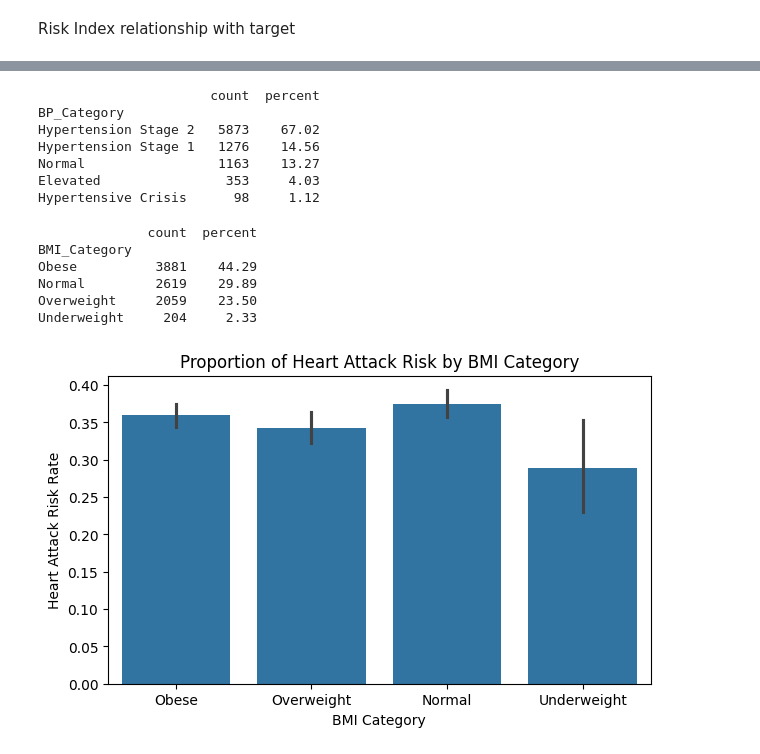
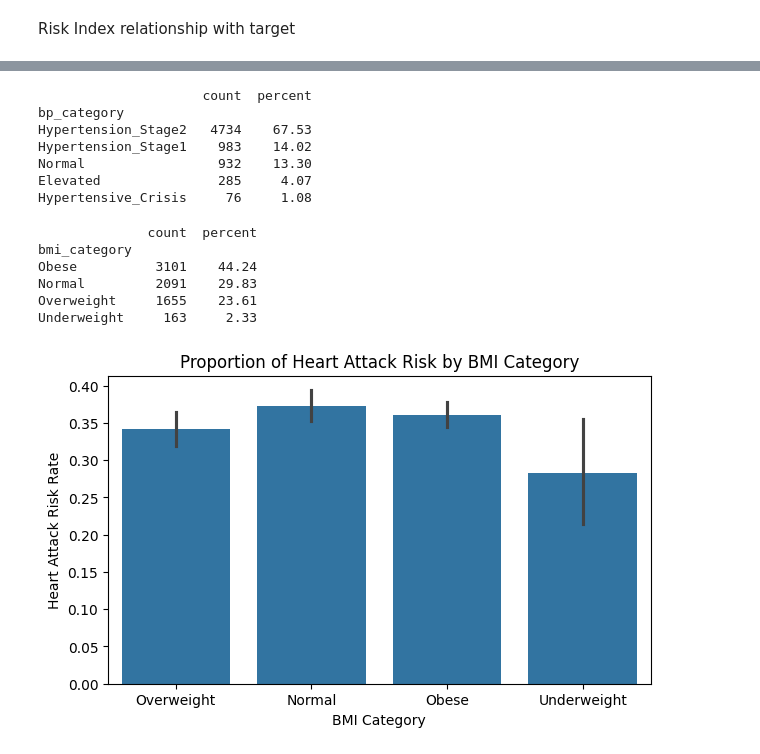
Before and after one commit to gibsongGH-SDS/SDS-CP043-cardiosentinel, a Jupyter notebook: advanced/submissions/team-members/greg-gibson/notebooks/CardioSentinel2_FeatureEngineering.ipynb, the cells around one changed output, grey strips where cells are left out. Cells and saved outputs as stored; diff of their text form; code cells hidden in the pictures.

```diff
--- a/advanced/submissions/team-members/greg-gibson/notebooks/CardioSentinel2_FeatureEngineering.ipynb
+++ b/advanced/submissions/team-members/greg-gibson/notebooks/CardioSentinel2_FeatureEngineering.ipynb
@@ -252,0 +335,8 @@ df[['Systolic', 'Diastolic']] = df['Blood Pressure'].str.split('/', expand=True)
+# %%
+# Train baseline model
+lr = LogisticRegression(max_iter=1000, random_state=7)
+lr.fit(train_base_ohe, y_train)
+y_pred_lr = lr.predict(test_base_ohe)
+
+print("Logistic Regression Classification Report:")
+print(classification_report(y_test, y_pred_lr, zero_division=0))
@@ -285,0 +531,7 @@ df["Risk_Index"] = (df["Cholesterol"] + df["MAP"]) / (df["Exercise Hours Per Wee
+# %%
+# Add domain-specific features to advanced datasets
+X_train_adv, metabolic_scaler = add_domain_features(
+    X_train_adv,
+    metabolic_scaler=None,
+    fit_metabolic_scaler=True
+)
@@ -318,15 +600,0 @@ Create categorical features
-# %%
-# Categorize blood pressure by medical standards
-def bp_category(sys, dia):
-    if sys >= 180 or dia >= 120:
-        return "Hypertensive Crisis"
-    elif sys >= 140 or dia >= 90:
-        return "Hypertension Stage 2"
-    elif sys >= 130 or dia >= 80:
-        return "Hypertension Stage 1"
-    elif sys >= 120 and dia < 80:
-        return "Elevated"
-    else:
-        return "Normal"
-
-df["BP_Category"] = df.apply(lambda row: bp_category(row["Systolic"], row["Diastolic"]), axis=1)
@@ -333,15 +646,20 @@ df["BP_Category"] = df.apply(lambda row: bp_category(row["Systolic"], row["Diast
+# %%
+# Add BP and BMI categories to advanced feature sets
+
+X_train_adv = add_bp_bmi_categories(X_train_adv)
+X_test_adv  = add_bp_bmi_categories(X_test_adv)
 # %%
 # Summarize BP categories
-bp_counts = df["BP_Category"].value_counts().rename("count")
-bp_perc = (df["BP_Category"].value_counts(normalize=True) * 100).round(2).rename("percent")
+bp_counts = X_train_adv["bp_category"].value_counts().rename("count")
+bp_perc = (X_train_adv["bp_category"].value_counts(normalize=True) * 100).round(2).rename("percent")
 
 bp_summary = pd.concat([bp_counts, bp_perc], axis=1)
 print(bp_summary)
 # %% [output]
-                      count  percent
-BP_Category
-Hypertension Stage 2   5873    67.02
-Hypertension Stage 1   1276    14.56
-Normal                 1163    13.27
-Elevated                353     4.03
-Hypertensive Crisis      98     1.12
+                     count  percent
+bp_category
+Hypertension_Stage2   4734    67.53
+Hypertension_Stage1    983    14.02
+Normal                 932    13.30
+Elevated               285     4.07
+Hypertensive_Crisis     76     1.08
@@ -361,30 +666,34 @@ df["BMI_Category"] = df["BMI"].apply(categorize_bmi)
 # %%
 # Summarize BMI categories
-bmi_counts = df["BMI_Category"].value_counts().rename("count")
-bmi_perc = (df["BMI_Category"].value_counts(normalize=True) * 100).round(2).rename("percent")
+bmi_counts = X_train_adv["bmi_category"].value_counts().rename("count")
+bmi_perc = (X_train_adv["bmi_category"].value_counts(normalize=True) * 100).round(2).rename("percent")
 
 bmi_summary = pd.concat([bmi_counts, bmi_perc], axis=1)
 print(bmi_summary)
 # %% [output]
               count  percent
-BMI_Category
-Obese          3881    44.29
-Normal         2619    29.89
-Overweight     2059    23.50
-Underweight     204     2.33
+bmi_category
+Obese          3101    44.24
+Normal         2091    29.83
+Overweight     1655    23.61
+Underweight     163     2.33
 # %%
 # Bar plot of Heart Attack Risk by BMI Category
+
+plot_df = X_train_adv.copy()
+plot_df[target] = y_train.values  # align by index
+
 plt.figure(figsize=(7,4))
 sns.barplot(
-    data=df,
-    x="BMI_Category",
-    y="Heart Attack Risk",
+    data=plot_df,
+    x="bmi_category",
+    y=target,
     estimator=lambda x: sum(x) / len(x)  # percentage with risk=1
 )
 plt.title("Proportion of Heart Attack Risk by BMI Category")
 plt.ylabel("Heart Attack Risk Rate")
 plt.xlabel("BMI Category")
 plt.show()
 # %% [output]
-[figure, old version]
+[figure, new version]
 # %% [markdown]
```
Also changed, not shown: parts of 94 cells of this notebook, 1 other file.
